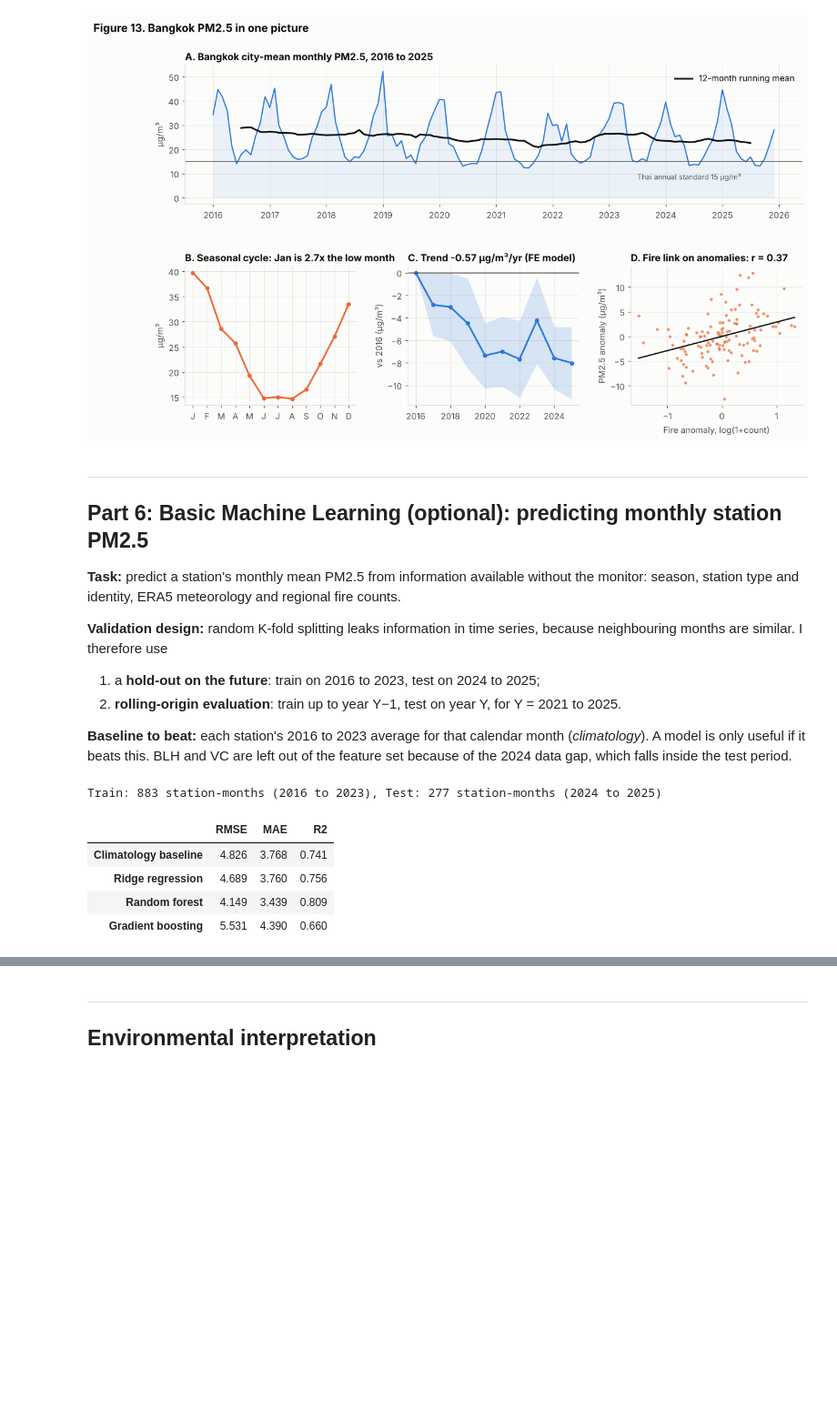
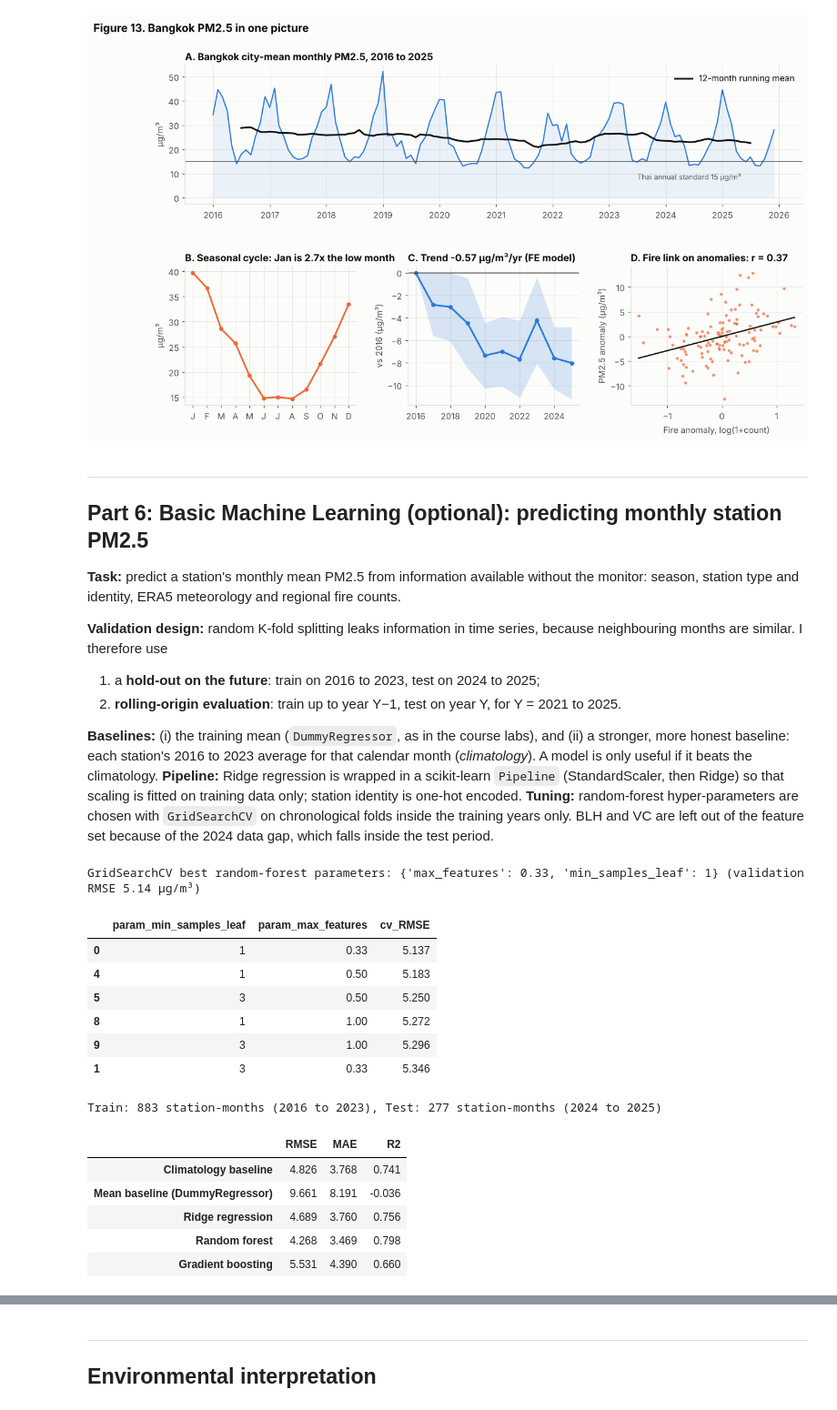
Before and after one commit to 6732003021KanPrangwattanakul/Environmental-DS-Project, a Jupyter notebook: notebooks/DS_analysis.ipynb, the cells around one changed output, grey strips where cells are left out. Shown at 91% size. Saved outputs shown, nothing was run; the diff lists cells and outputs as text; code cells hidden in the pictures; blank space fills up the shorter version.

```diff
--- a/notebooks/DS_analysis.ipynb
+++ b/notebooks/DS_analysis.ipynb
@@ -427,0 +472,18 @@ Each variable has its own units, so they are drawn as **small multiples** (one p
+# %%
+from statsmodels.tsa.seasonal import STL
+s5_full = pm[pm.station_code.isin(["05T","52R","54R","59T","61T"]) & (pm.date >= "2016-07-01")].groupby("date").pm25_mean.mean()
+s5_full = s5_full.reindex(pd.date_range("2016-07-01", "2025-12-01", freq="MS"))
+n_interp = int(s5_full.isna().sum())
+stl = STL(s5_full.interpolate(limit=2), period=12, robust=True).fit()
+fig, axes = plt.subplots(4, 1, figsize=(11, 7.5), sharex=True)
+for ax, (lab, ser, col) in zip(axes, [("Observed", stl.observed, C1), ("Trend", stl.trend, INK), ("Seasonal", stl.seasonal, C2), ("Residual", stl.resid, INK2)]):
+    if lab == "Residual": ax.bar(ser.index, ser.values, width=25, color=col, alpha=0.7)
+    else: ax.plot(ser.index, ser.values, color=col, lw=1.6)
+    ax.set_ylabel(lab + "\n(µg/m³)", fontsize=9)
+axes[0].set_title("Figure 4b. STL decomposition, mean of 5 continuous stations")
+fig.tight_layout(); save(fig, "fig15_stl_decomposition.png")
+tr = stl.trend
+RESULTS["stl"] = dict(trend_first12=round(tr.iloc[:12].mean(), 1), trend_last12=round(tr.iloc[-12:].mean(), 1),
+                      seasonal_range=round(stl.seasonal.max() - stl.seasonal.min(), 1), months_interpolated=n_interp,
+                      var_share_seasonal=round(np.var(stl.seasonal) / np.var(stl.observed), 2))
+print(RESULTS["stl"])
@@ -823,52 +893,81 @@ save(fig, "fig13_summary.png")
 1. a **hold-out on the future**: train on 2016 to 2023, test on 2024 to 2025;
 2. **rolling-origin evaluation**: train up to year Y−1, test on year Y, for Y = 2021 to 2025.
 
-**Baseline to beat:** each station's 2016 to 2023 average for that calendar month (*climatology*). A model is only useful if it beats this.
+**Baselines:** (i) the training mean (`DummyRegressor`, as in the course labs), and (ii) a stronger, more honest baseline: each station's 2016 to 2023 average for that calendar month (*climatology*). A model is only useful if it beats the climatology.
+**Pipeline:** Ridge regression is wrapped in a scikit-learn `Pipeline` (StandardScaler, then Ridge) so that scaling is fitted on training data only; station identity is one-hot encoded.
+**Tuning:** random-forest hyper-parameters are chosen with `GridSearchCV` on chronological folds inside the training years only.
 BLH and VC are left out of the feature set because of the 2024 data gap, which falls inside the test period.
 # %%
 from sklearn.ensemble import RandomForestRegressor, HistGradientBoostingRegressor
 from sklearn.linear_model import RidgeCV
-from sklearn.pipeline import make_pipeline
+from sklearn.pipeline import Pipeline
+from sklearn.dummy import DummyRegressor
+from sklearn.model_selection import GridSearchCV
 from sklearn.preprocessing import StandardScaler
 from sklearn.metrics import mean_absolute_error, r2_score, root_mean_squared_error
 from sklearn.inspection import permutation_importance
 
 D = panel.copy()
 D["msin"], D["mcos"] = np.sin(2*np.pi*D.month/12), np.cos(2*np.pi*D.month/12)
 D["roadside"] = (D.type == "Roadside").astype(int)
 for k in ["fires_300km","fires_600km","fires_TH","fires_KH","fires_MM"]: D["log_" + k] = np.log1p(D[k])
 st_d = pd.get_dummies(D.station_code, prefix="st", dtype=int); D = pd.concat([D, st_d], axis=1)
 FEATS = ["msin","mcos","roadside","t2m","rh","precip","ws","calm_share","ne_wind_share",
          "log_fires_300km","log_fires_600km","log_fires_TH","log_fires_KH","log_fires_MM"] + list(st_d.columns)
-D = D.dropna(subset=FEATS + ["pm25_mean"])
+D = D.dropna(subset=FEATS + ["pm25_mean"]).sort_values(["date","station_code"]).reset_index(drop=True)
+
+# --- Hyper-parameter tuning with GridSearchCV, using ONLY the training years (2016 to 2023) ---
+# Folds are chronological (expanding window): train on years < Y, validate on Y, for Y = 2021, 2022, 2023.
+# This avoids the data leakage that a shuffled K-fold would cause in a time series.
+TR = D[D.year <= 2023].reset_index(drop=True)
+cv_folds = [(np.where(TR.year < Y)[0], np.where(TR.year == Y)[0]) for Y in (2021, 2022, 2023)]
+grid = GridSearchCV(RandomForestRegressor(n_estimators=400, random_state=42, n_jobs=-1),
+                    param_grid={"min_samples_leaf": [1, 3, 5, 10], "max_features": [0.33, 0.5, 1.0]},
+                    cv=cv_folds, scoring="neg_root_mean_squared_error")
+grid.fit(TR[FEATS], TR.pm25_mean)
+BEST_RF = grid.best_params_
+print("GridSearchCV best random-forest parameters:", BEST_RF, f"(validation RMSE {-grid.best_score_:.2f} µg/m³)")
+RESULTS["rf_gridsearch"] = dict(best_params=BEST_RF, cv_rmse=round(-grid.best_score_, 3))
+display(pd.DataFrame(grid.cv_results_)[["param_min_samples_leaf","param_max_features","mean_test_score"]]
+        .assign(cv_RMSE=lambda d: -d.mean_test_score).drop(columns="mean_test_score").sort_values("cv_RMSE").head(6).round(3))
 
 def models():
-    return {"Ridge regression": make_pipeline(StandardScaler(), RidgeCV(alphas=np.logspace(-3, 3, 40))),
-            "Random forest": RandomForestRegressor(n_estimators=600, min_samples_leaf=3, max_features=0.5, random_state=42, n_jobs=-1),
+    return {"Mean baseline (DummyRegressor)": DummyRegressor(strategy="mean"),
+            "Ridge regression": Pipeline([("scale", StandardScaler()), ("ridge", RidgeCV(alphas=np.logspace(-3, 3, 40)))]),
+            "Random forest": RandomForestRegressor(n_estimators=600, random_state=42, n_jobs=-1, **BEST_RF),
             "Gradient boosting": HistGradientBoostingRegressor(max_depth=3, learning_rate=0.05, max_iter=300, l2_regularization=1.0, random_state=42)}
 
 def evaluate(train, test):
     climo = train.groupby(["station_code","month"]).pm25_mean.mean().rename("clim")
     t = test.join(climo, on=["station_code","month"]).dropna(subset=["clim"])
     out, preds = {}, {"Climatology baseline": t.clim.values}
     for name, m in models().items():
         m.fit(train[FEATS], train.pm25_mean); preds[name] = m.predict(t[FEATS])
     for name, p in preds.items():
         out[name] = dict(RMSE=root_mean_squared_error(t.pm25_mean, p), MAE=mean_absolute_error(t.pm25_mean, p), R2=r2_score(t.pm25_mean, p))
     return pd.DataFrame(out).T, t, preds
 
 train, test = D[D.year <= 2023], D[D.year >= 2024]
 res, tt, preds = evaluate(train, test)
 print(f"Train: {len(train)} station-months (2016 to 2023), Test: {len(tt)} station-months (2024 to 2025)")
 display(res.round(3))
 RESULTS["ml_holdout"] = res.round(3).to_dict(orient="index")
 # %% [output]
-Train: 883 station-months (2016 to 2023), Test: 277 station-months (2024 to 2025)
+GridSearchCV best random-forest parameters: {'max_features': 0.33, 'min_samples_leaf': 1} (validation RMSE 5.14 µg/m³)
-|  | RMSE | MAE | R2 |
-| Climatology baseline | 4.826 | 3.768 | 0.741 |
-| Ridge regression | 4.689 | 3.760 | 0.756 |
-| Random forest | 4.149 | 3.439 | 0.809 |
-| Gradient boosting | 5.531 | 4.390 | 0.660 |
+|  | param_min_samples_leaf | param_max_features | cv_RMSE |
+| 0 | 1 | 0.33 | 5.137 |
+| 4 | 1 | 0.50 | 5.183 |
+| 5 | 3 | 0.50 | 5.250 |
+| 8 | 1 | 1.00 | 5.272 |
+| 9 | 3 | 1.00 | 5.296 |
+| 1 | 3 | 0.33 | 5.346 |
+Train: 883 station-months (2016 to 2023), Test: 277 station-months (2024 to 2025)
+|  | RMSE | MAE | R2 |
+| Climatology baseline | 4.826 | 3.768 | 0.741 |
+| Mean baseline (DummyRegressor) | 9.661 | 8.191 | -0.036 |
+| Ridge regression | 4.689 | 3.760 | 0.756 |
+| Random forest | 4.268 | 3.469 | 0.798 |
+| Gradient boosting | 5.531 | 4.390 | 0.660 |
 # %%
 roll = []
 for Y in range(2021, 2026):
```
Also changed, not shown: parts of 11 cells of this notebook, 5 other files.
